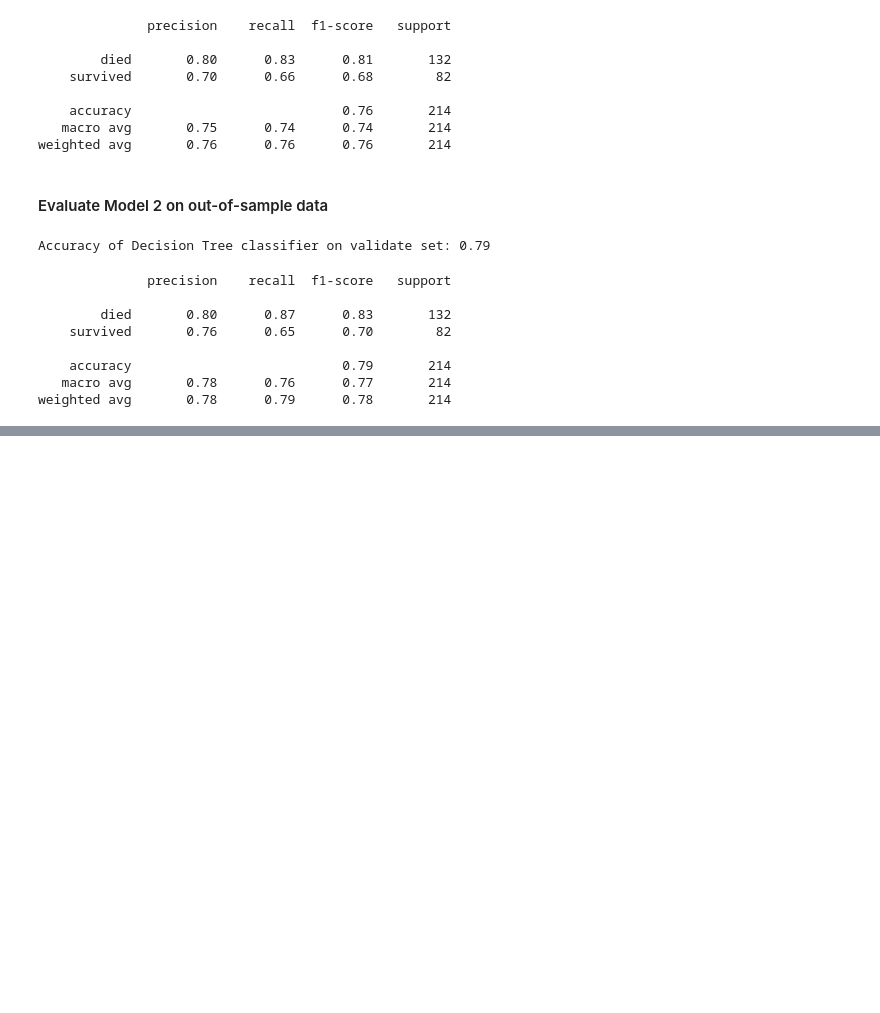
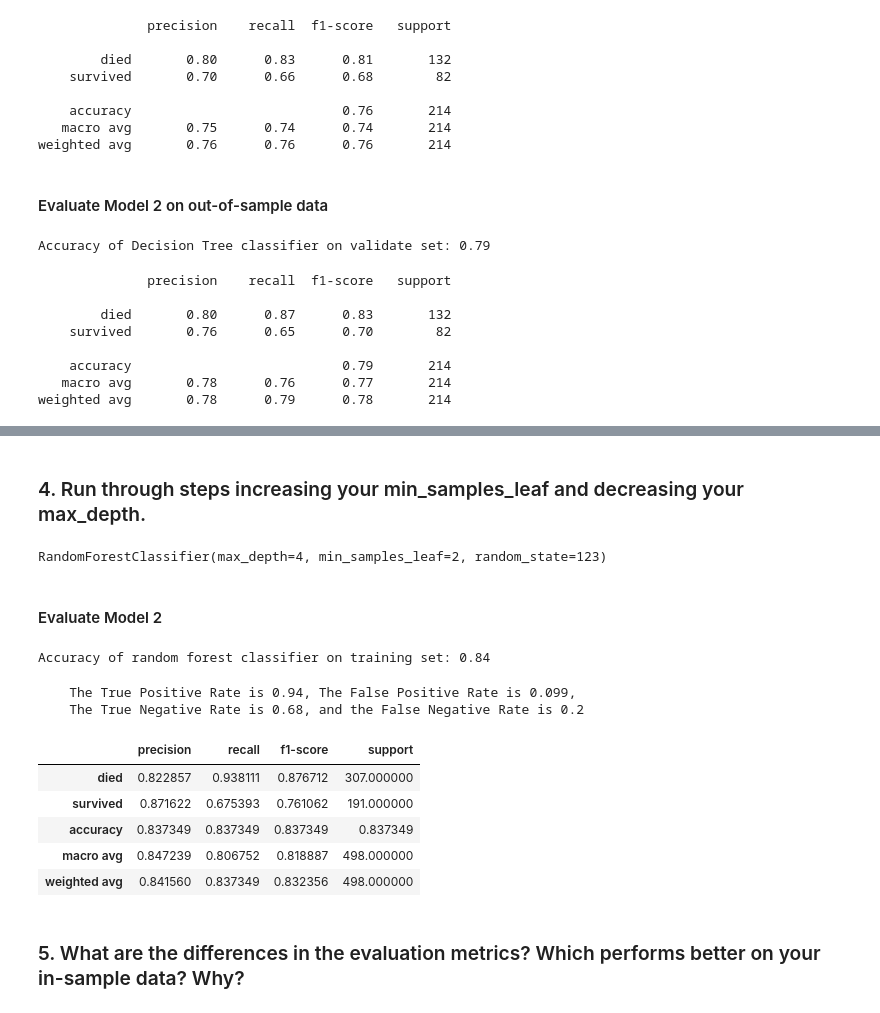
Before and after one commit to justin-m-sullivan/classification-exercises, a Jupyter notebook: model.ipynb, the cells around one changed output, grey strips where cells are left out. Saved outputs shown, nothing was run; the diff lists cells and outputs as text; code cells hidden in the pictures; blank space fills up the shorter version.

```diff
--- a/model.ipynb
+++ b/model.ipynb
@@ -411,0 +522,41 @@ weighted avg       0.78      0.79      0.78       214
+# %% [markdown]
+### 4. Run through steps increasing your min_samples_leaf and decreasing your max_depth.
+# %%
+#Random Forest Model 2 with increased min_samples_leaf and decreased mx_depth
+rf_2 = RandomForestClassifier(bootstrap=True,
+                            class_weight=None,
+                            criterion='gini',
+                            min_samples_leaf=2,
+                            n_estimators=100,
+                            max_depth=4,
+                            random_state=123)
+# %%
+rf_2.fit(X_train, y_train)
+# %% [output]
+RandomForestClassifier(max_depth=4, min_samples_leaf=2, random_state=123)
+# %%
+y_pred = rf_2.predict(X_train)
+# %% [markdown]
+#### Evaluate Model 2
+# %%
+print('Accuracy of random forest classifier on training set: {:.2f}'
+     .format(rf_2.score(X_train, y_train)))
+# %% [output]
+Accuracy of random forest classifier on training set: 0.84
+# %%
+conf_matrix = (confusion_matrix(y_train, y_pred))
+conf_df = pd.DataFrame(conf_matrix, columns=['predict_death', 'predict_survive'], index=['actual_death', 'actual_survive'])
+# %%
+rf_model2_report = get_metrics_binary(conf_df)
+rf_model2_report
+# %% [output]
+    The True Positive Rate is 0.94, The False Positive Rate is 0.099,
+    The True Negative Rate is 0.68, and the False Negative Rate is 0.2
+|  | precision | recall | f1-score | support |
+| died | 0.822857 | 0.938111 | 0.876712 | 307.000000 |
+| survived | 0.871622 | 0.675393 | 0.761062 | 191.000000 |
+| accuracy | 0.837349 | 0.837349 | 0.837349 | 0.837349 |
+| macro avg | 0.847239 | 0.806752 | 0.818887 | 498.000000 |
+| weighted avg | 0.841560 | 0.837349 | 0.832356 | 498.000000 |
+# %% [markdown]
+### 5. What are the differences in the evaluation metrics? Which performs better on your in-sample data? Why?
```
Also changed, not shown: parts of 24 cells of this notebook.
